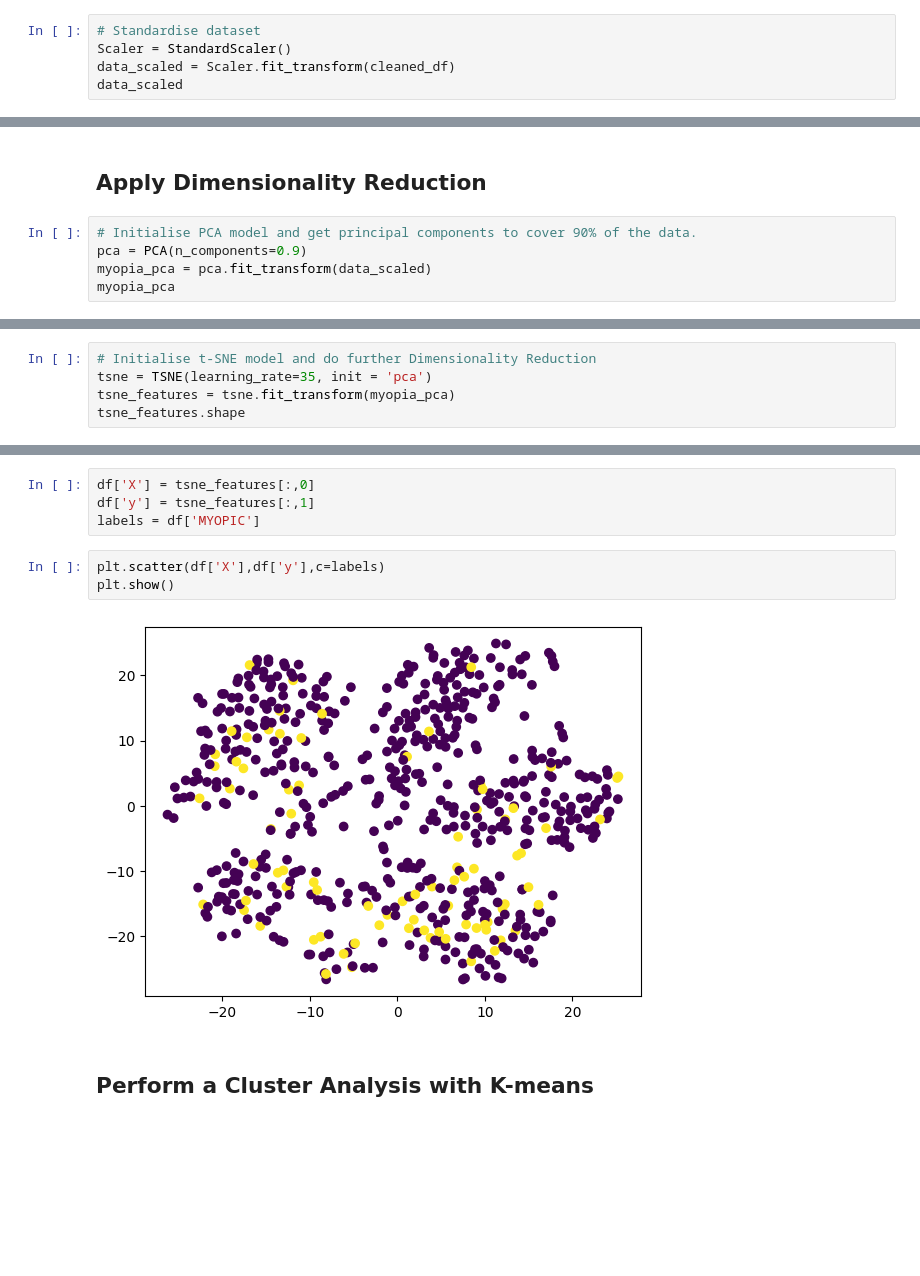
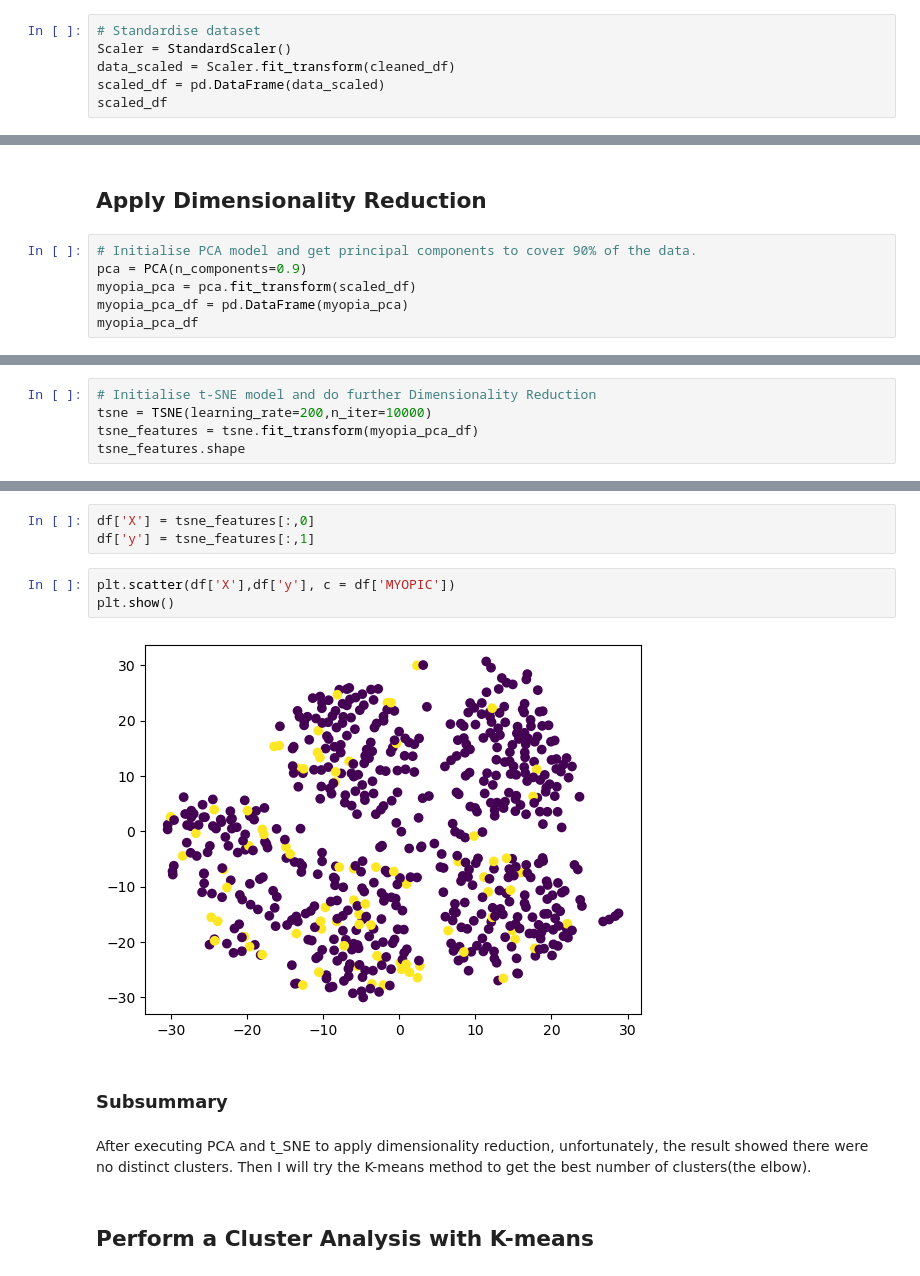
Before and after one commit to LynHJ/UnsupervisedML-MyopiaClusters, a Jupyter notebook: Myopia Clusters.ipynb, the cells around one changed output, grey strips where cells are left out. Cells and saved outputs as stored; diff of their text form; blank space fills up the shorter version.

```diff
--- a/Myopia Clusters.ipynb
+++ b/Myopia Clusters.ipynb
@@ -68,5 +68,6 @@ cleaned_df
 # Standardise dataset
 Scaler = StandardScaler()
 data_scaled = Scaler.fit_transform(cleaned_df)
-data_scaled
+scaled_df = pd.DataFrame(data_scaled)
+scaled_df
 # %% [output]
@@ -88,6 +89,7 @@ array([[-4.20219106e-01, -1.36391690e+00, -8.92861464e-01, ...,
 # %%
 # Initialise PCA model and get principal components to cover 90% of the data.
 pca = PCA(n_components=0.9)
-myopia_pca = pca.fit_transform(data_scaled)
-myopia_pca
+myopia_pca = pca.fit_transform(scaled_df)
+myopia_pca_df = pd.DataFrame(myopia_pca)
+myopia_pca_df
 # %% [output]
@@ -107,6 +109,6 @@ array([[ 5.35502713e-01,  1.14500427e+00, -1.38501894e+00, ...,
 # %%
 # Initialise t-SNE model and do further Dimensionality Reduction
-tsne = TSNE(learning_rate=35, init = 'pca')
-tsne_features = tsne.fit_transform(myopia_pca)
+tsne = TSNE(learning_rate=200,n_iter=10000)
+tsne_features = tsne.fit_transform(myopia_pca_df)
 tsne_features.shape
 # %% [output]
@@ -114,12 +127,15 @@ tsne_features.shape
 # %%
 df['X'] = tsne_features[:,0]
 df['y'] = tsne_features[:,1]
-labels = df['MYOPIC']
 # %%
-plt.scatter(df['X'],df['y'],c=labels)
+plt.scatter(df['X'],df['y'], c = df['MYOPIC'])
 plt.show()
 # %% [output]
-[figure, old version]
+[figure, new version]
+# %% [markdown]
+### Subsummary
+# %% [markdown]
+After executing PCA and t_SNE to apply dimensionality reduction, unfortunately, the result showed there were no distinct clusters. Then I will try the K-means method to get the best number of clusters(the elbow).
 # %% [markdown]
 ## Perform a Cluster Analysis with K-means
 # %%
```
Also changed, not shown: parts of 10 cells of this notebook, 6 other files.
